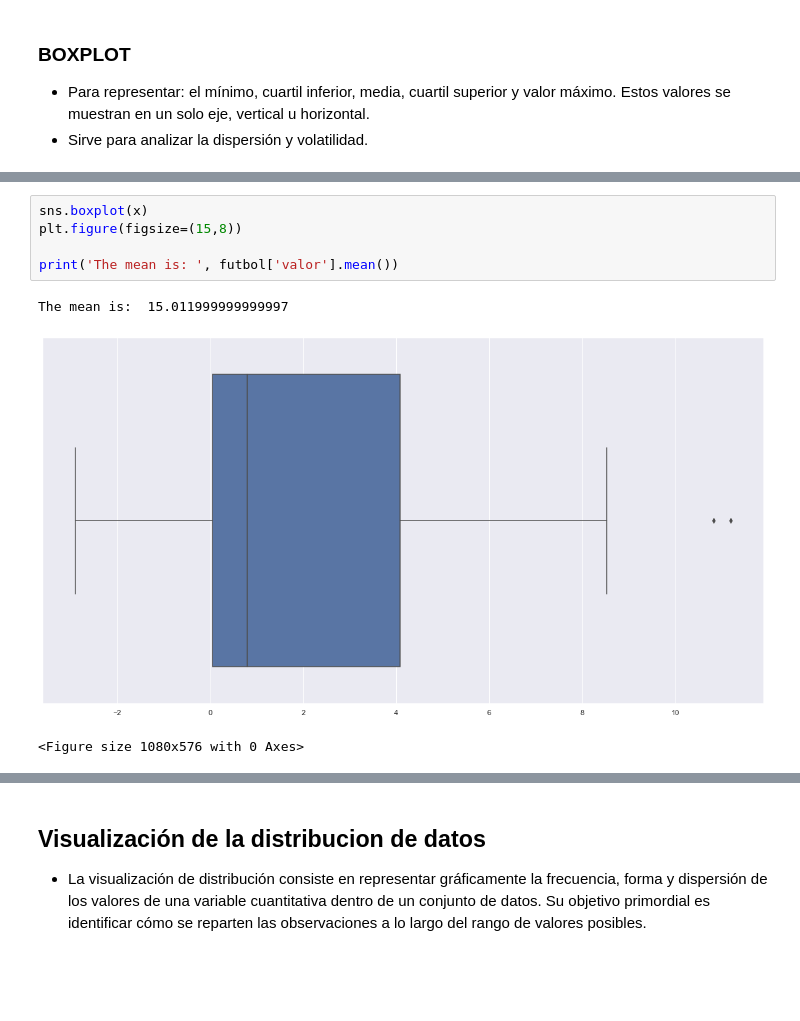
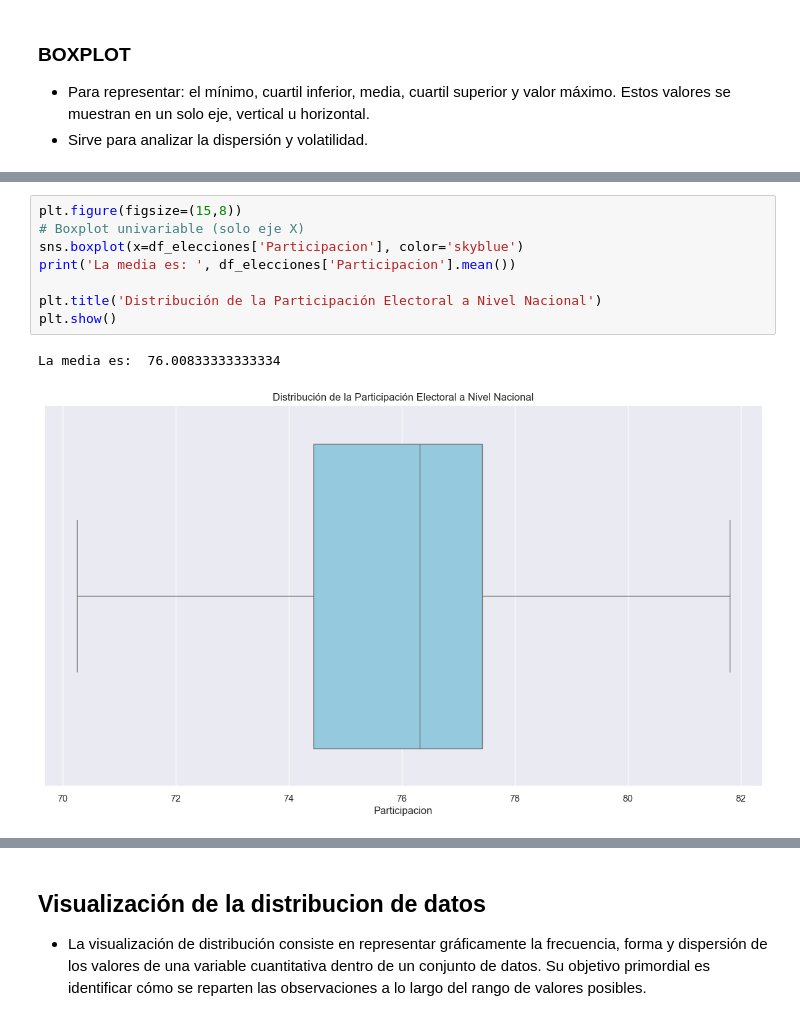
Before and after one commit to fedestarosta/DS, a Jupyter notebook: Clase_08_Visualizacion.ipynb, the cells around one changed output, grey strips where cells are left out. Drawn from its saved outputs; the diff is of its cells as text; blank space fills up the shorter version.

```diff
--- a/Clase_08_Visualizacion.ipynb
+++ b/Clase_08_Visualizacion.ipynb
@@ -324,10 +308,12 @@ array([13.23, 10.  , 16.93, 13.08, 16.33,  6.9 , 10.33,  8.58, 20.15,
 # %%
-sns.boxplot(x)
 plt.figure(figsize=(15,8))
+# Boxplot univariable (solo eje X)
+sns.boxplot(x=df_elecciones['Participacion'], color='skyblue')
+print('La media es: ', df_elecciones['Participacion'].mean())
 
-print('The mean is: ', futbol['valor'].mean())
+plt.title('Distribución de la Participación Electoral a Nivel Nacional')
+plt.show()
 # %% [output]
-The mean is:  15.011999999999997
+La media es:  76.00833333333334
-[figure, old version]
+[figure, new version]
-<Figure size 1080x576 with 0 Axes>
 # %%
```
Also changed, not shown: parts of 20 cells of this notebook, 2 other files.
